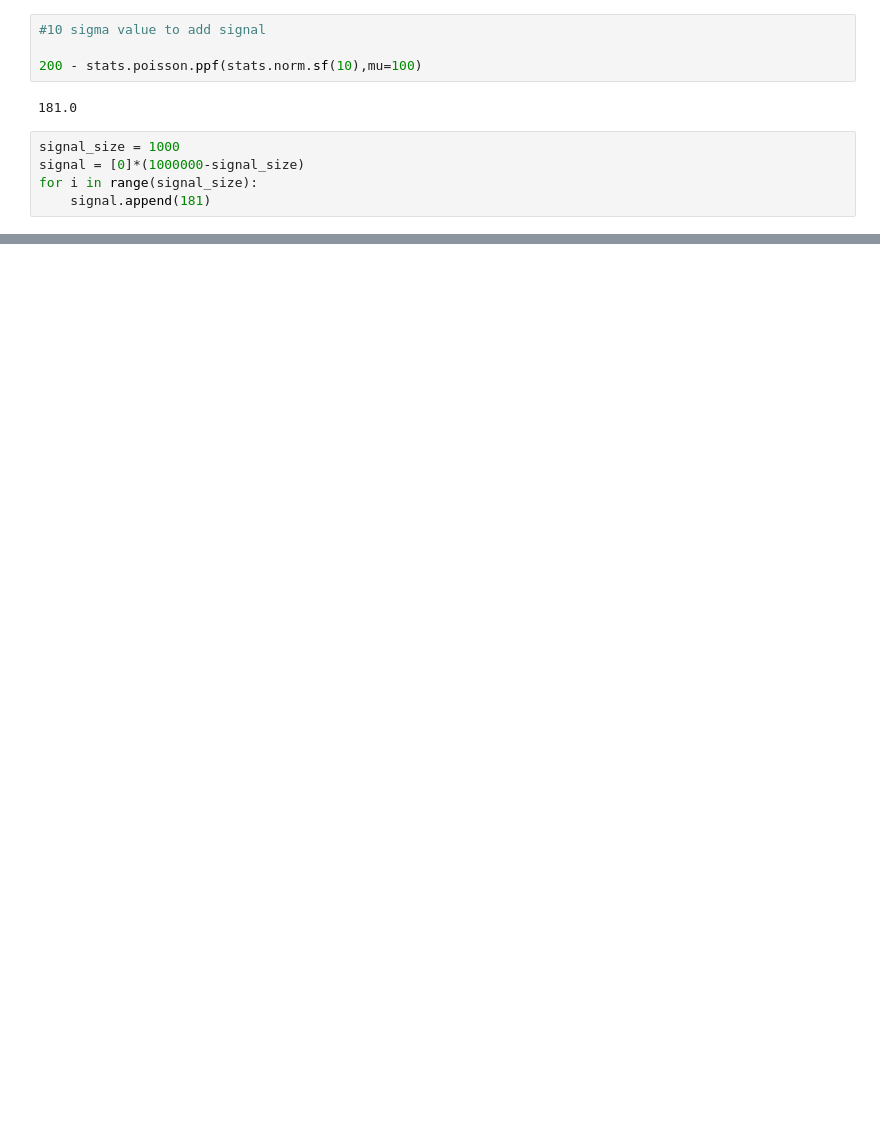
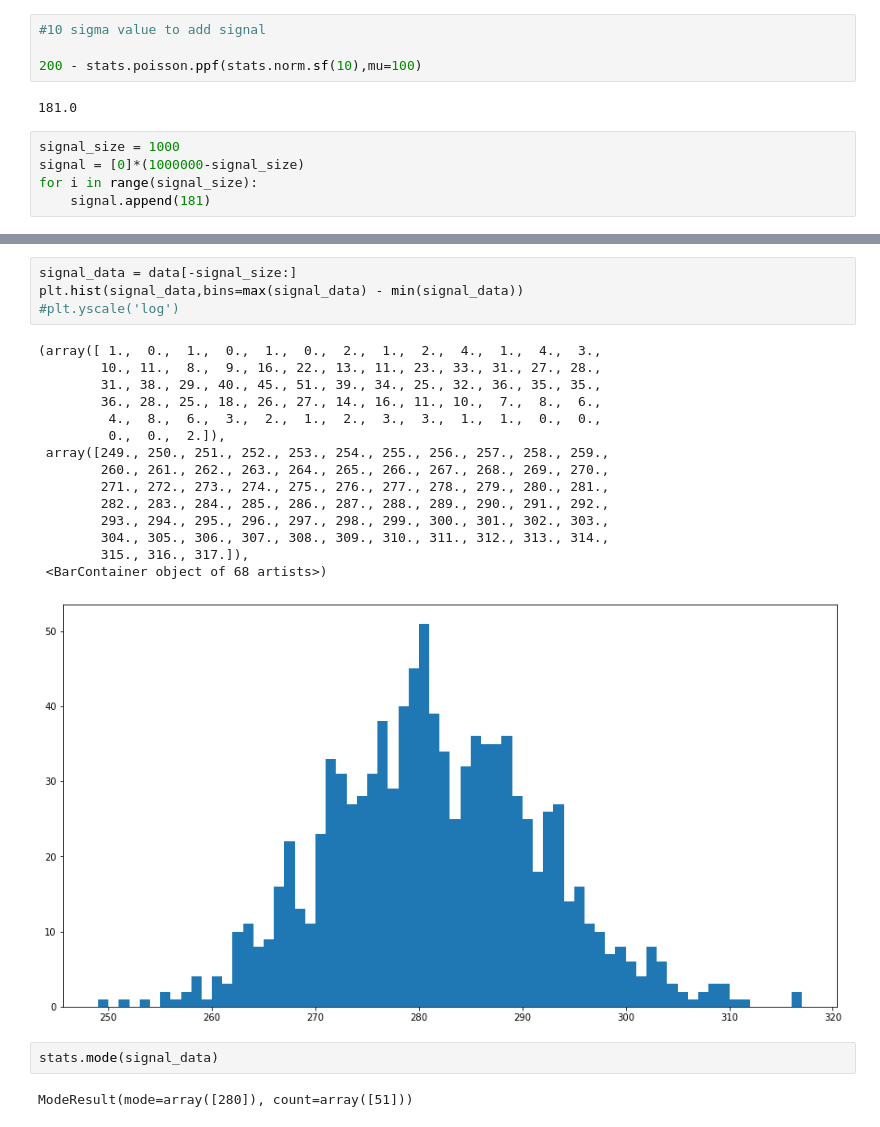
Before and after one commit to afspicciati/Phys-434, a Jupyter notebook: Lab6.ipynb, the cells around one changed output, grey strips where cells are left out. Saved outputs shown, nothing was run; the diff lists cells and outputs as text; blank space fills up the shorter version.

```diff
--- a/Lab6.ipynb
+++ b/Lab6.ipynb
@@ -58,0 +54,24 @@ plt.yscale('log')
+# %%
+signal_data = data[-signal_size:]
+plt.hist(signal_data,bins=max(signal_data) - min(signal_data))
+#plt.yscale('log')
+# %% [output]
+(array([ 1.,  0.,  1.,  0.,  1.,  0.,  2.,  1.,  2.,  4.,  1.,  4.,  3.,
+        10., 11.,  8.,  9., 16., 22., 13., 11., 23., 33., 31., 27., 28.,
+        31., 38., 29., 40., 45., 51., 39., 34., 25., 32., 36., 35., 35.,
+        36., 28., 25., 18., 26., 27., 14., 16., 11., 10.,  7.,  8.,  6.,
+         4.,  8.,  6.,  3.,  2.,  1.,  2.,  3.,  3.,  1.,  1.,  0.,  0.,
+         0.,  0.,  2.]),
+ array([249., 250., 251., 252., 253., 254., 255., 256., 257., 258., 259.,
+        260., 261., 262., 263., 264., 265., 266., 267., 268., 269., 270.,
+        271., 272., 273., 274., 275., 276., 277., 278., 279., 280., 281.,
+        282., 283., 284., 285., 286., 287., 288., 289., 290., 291., 292.,
+        293., 294., 295., 296., 297., 298., 299., 300., 301., 302., 303.,
+        304., 305., 306., 307., 308., 309., 310., 311., 312., 313., 314.,
+        315., 316., 317.]),
+ <BarContainer object of 68 artists>)
+[figure, added]
+# %%
+stats.mode(signal_data)
+# %% [output]
+ModeResult(mode=array([280]), count=array([51]))
```
Also changed, not shown: parts of 2 cells of this notebook.
